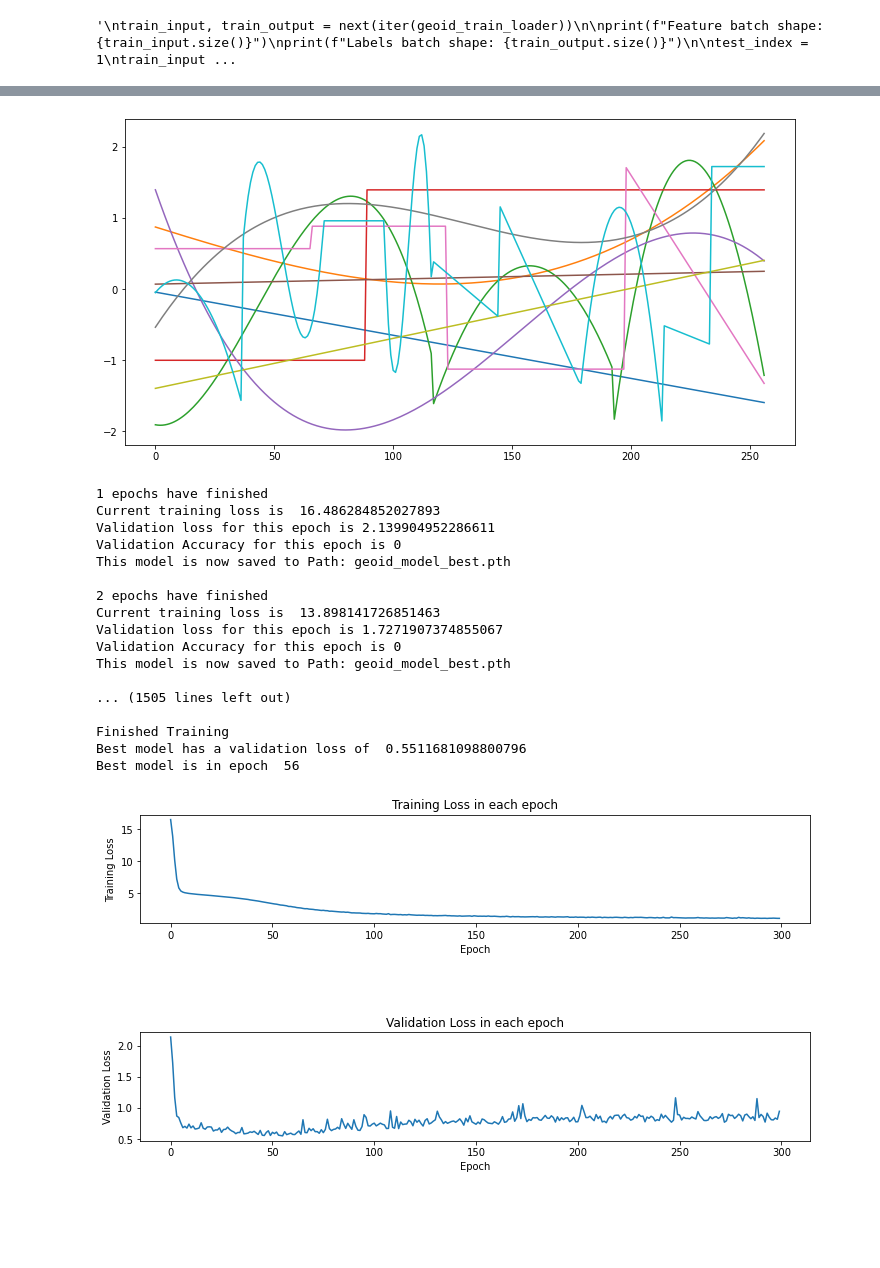
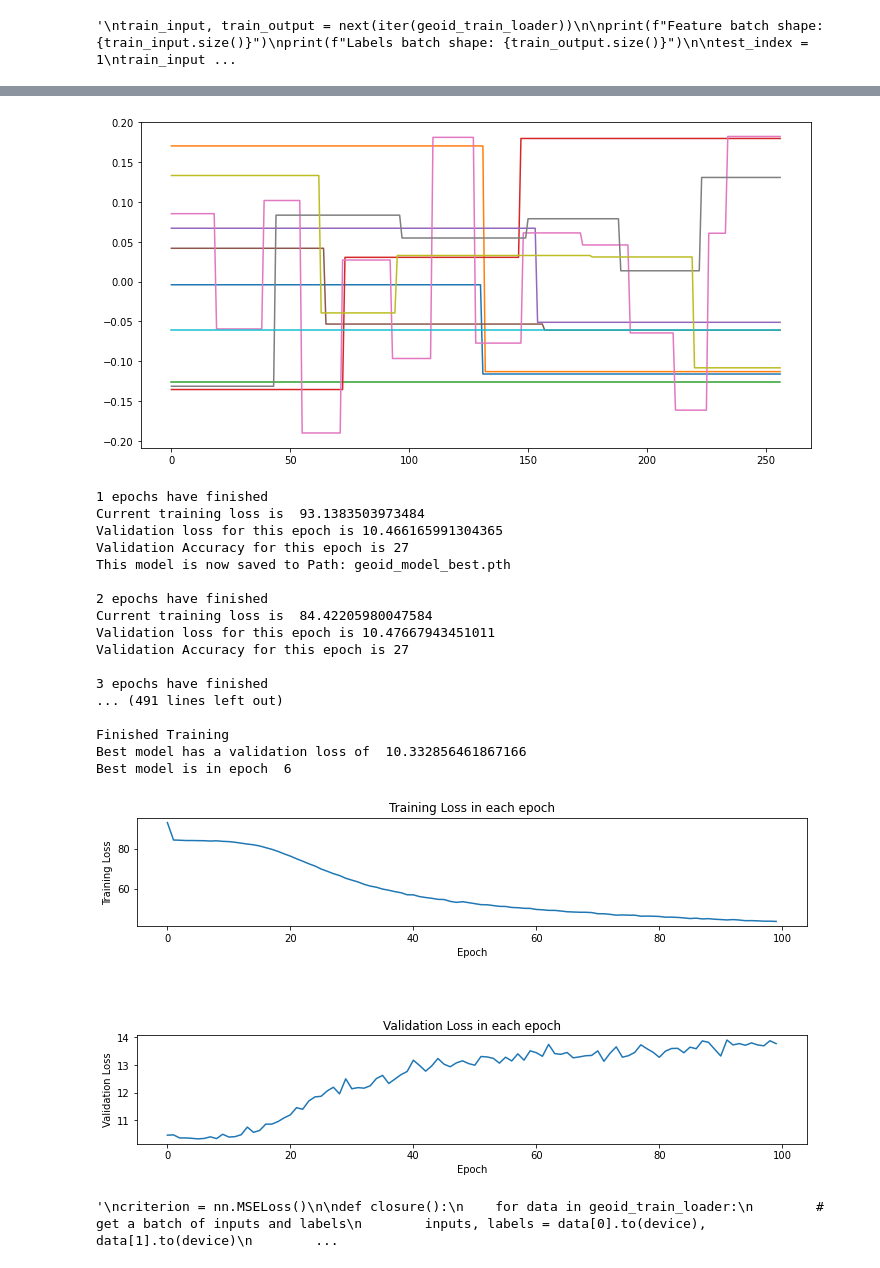
Before and after one commit to GiteonCaulfied/COMP4560_stokes_ml_project, a Jupyter notebook: 1D_Geoid.ipynb, the cells around one changed output, grey strips where cells are left out. Cells and saved outputs as stored; diff of their text form; code cells hidden in the pictures; blank space fills up the shorter version.

```diff
--- a/1D_Geoid.ipynb
+++ b/1D_Geoid.ipynb
@@ -18,8 +20,11 @@ from sklearn.preprocessing import StandardScaler
 # %%
-n_epoch = 300
+n_epoch = 100
 batch_size = 16
-lr = 4e-5
+lr = 4e-4
 betas = (0.9, 0.999)
+
+input_PATH = "Data/Geoid/results_20k_zero/input.npy"
+output_PATH = "Data/Geoid/results_20k_zero/output.npy"
 
 if torch.cuda.is_available():
     device = "cuda"
@@ -31,17 +36,15 @@ else:
 print("Current device is ",device)
 
 # Fit the MinMaxScalar for output data
-output_for_Scalar = np.load("Data/Geoid/1k/output.npy")
+output_for_Scalar = np.load(output_PATH)
 scaler = MinMaxScaler()
-#scaler = StandardScaler()
 scaler.fit(output_for_Scalar)
 print("Fit the output range to [0,1] using MinMaxscaler")
 
 '''
 # Fit another MinMaxScalar for input data
-input_for_Scalar = np.load("Data/Geoid/1k/input.npy")
-scaler_input = MinMaxScaler()
-#scaler = StandardScaler()
+input_for_Scalar = np.load(input_PATH)
+scaler_input = StandardScaler()
 scaler_input.fit(input_for_Scalar)
 print("Fit the input range to [0,1] using MinMaxscaler")
 '''
@@ -157,18 +187,18 @@ plt.show()
 # %%
-vinput = np.load("Data/Geoid/1k/input.npy")
+vinput = np.load(input_PATH)
 
 nmodels, _ = vinput.shape
 
 plt.figure(figsize=(12, 6))
 
 # Just plot every 100th model input and output to observe the pattern
-for i in range(1, nmodels, 100):
+for i in range(1, nmodels, 2000):
 
     plt.plot(vinput[i, :])
 
 plt.show()
 # %% [output]
-[figure, old version]
+[figure, new version]
 # %%
 class Net(nn.Module):
     def __init__(self):
@@ -306,25 +339,43 @@ model = Net().to(device)
 optimizer = torch.optim.Adam(model.parameters(), lr=lr, betas=betas)
 # %%
 train(model, geoid_train_loader, geoid_validation_loader, device, optimizer, n_epoch)
+'''
+criterion = nn.MSELoss()
+
+def closure():
+    for data in geoid_train_loader:
+        # get a batch of inputs and labels
+        inputs, labels = data[0].to(device), data[1].to(device)
+
+    optimizer.zero_grad()
+    output = model(inputs)
+    loss = criterion(output.float(), labels.float())
+
+    return loss
+
+loss = optimizer.step(closure)
+print(loss.item())
+'''
 # %% [output]
 1 epochs have finished
-Current training loss is  16.486284852027893
-Validation loss for this epoch is 2.139904952286611
-Validation Accuracy for this epoch is 0
+Current training loss is  93.1383503973484
+Validation loss for this epoch is 10.466165991304365
+Validation Accuracy for this epoch is 27
 This model is now saved to Path: geoid_model_best.pth
 
 2 epochs have finished
-Current training loss is  13.898141726851463
-Validation loss for this epoch is 1.7271907374855067
-Validation Accuracy for this epoch is 0
-This model is now saved to Path: geoid_model_best.pth
+Current training loss is  84.42205980047584
+Validation loss for this epoch is 10.47667943451011
+Validation Accuracy for this epoch is 27
 
-... (1505 lines left out)
+3 epochs have finished
+... (491 lines left out)
 
 Finished Training
-Best model has a validation loss of  0.5511681098800796
-Best model is in epoch  56
+Best model has a validation loss of  10.332856461867166
+Best model is in epoch  6
-[figure, old version]
+[figure, new version]
+'\ncriterion = nn.MSELoss()\n\ndef closure():\n    for data in geoid_train_loader:\n        # get a batch of inputs and labels\n        inputs, labels = data[0].to(device), data[1].to(device)\n        ...
 # %%
 def test(model, test_loader, device):
 
```
Also changed, not shown: parts of 11 cells of this notebook, 1 other file.
